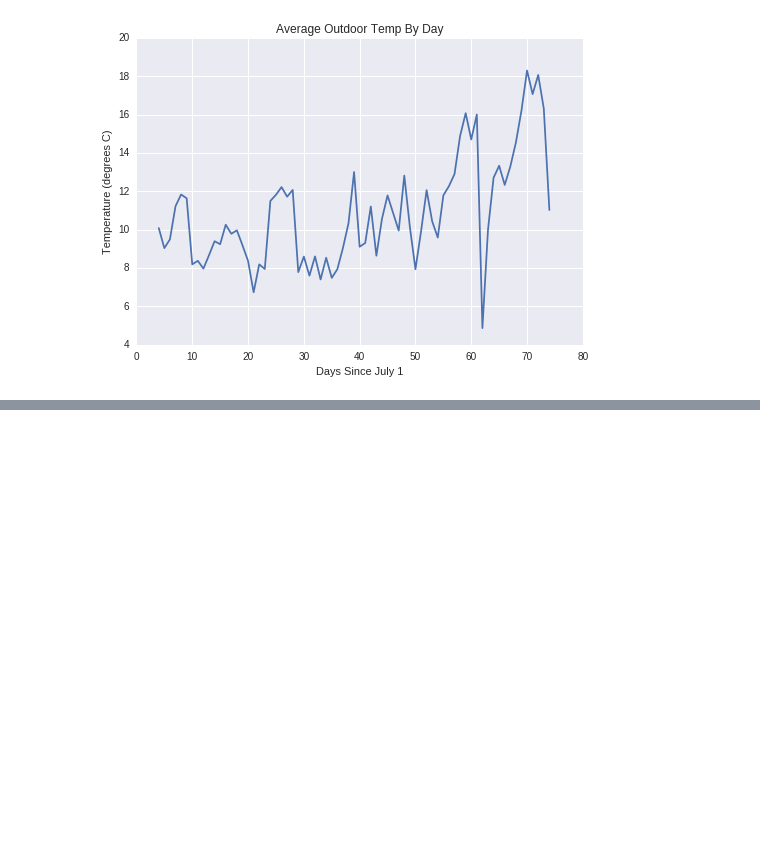
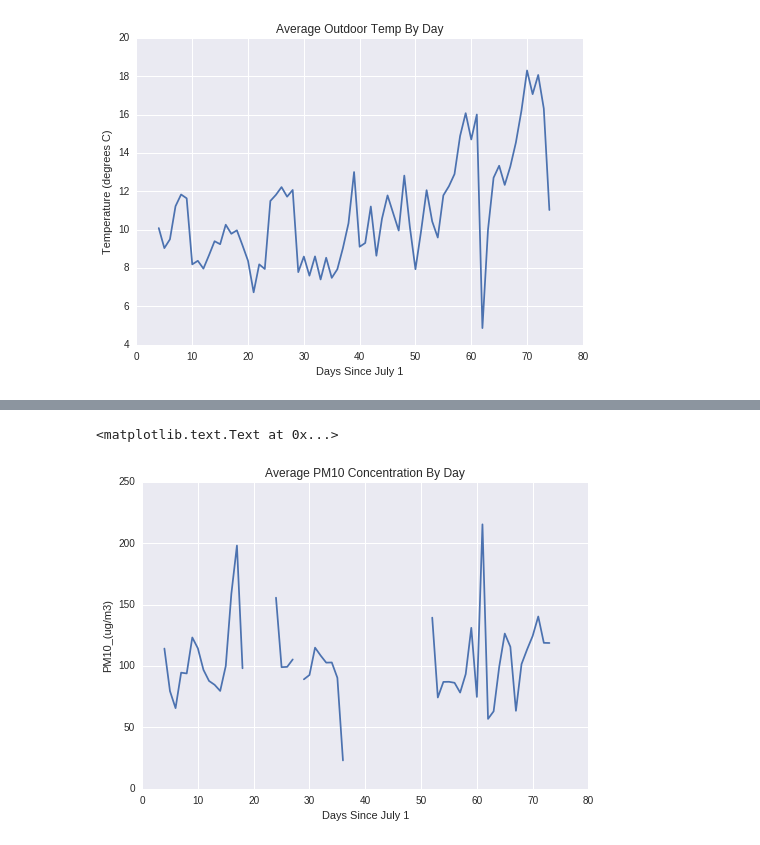
Before and after one commit to BrennaManning/DataScience2016FP, a Jupyter notebook: Beginnings.ipynb, the cells around one changed output, grey strips where cells are left out. Saved outputs shown, nothing was run; the diff lists cells and outputs as text; code cells hidden in the pictures; blank space fills up the shorter version.

```diff
--- a/Beginnings.ipynb
+++ b/Beginnings.ipynb
@@ -284,13 +284,6 @@ plt.scatter(df['DayCount'], df['Temperature_(degC)'])
 # %% [output]
 <matplotlib.collections.PathCollection at 0x...>
 [figure]
-# %%
-def compute_avg_temp(df):
-    df['DailyAverageTemp'] = df['Temperature_(degC)'].mean()
-    return df
-
-grouped = df.groupby('DayCount')
-df = grouped.apply(compute_avg_temp)
 # %%
 def compute_avg_temp(df):
     df['DailyAverageTemp'] = df['Temperature_(degC)'].mean()
@@ -317,12 +310,12 @@ plt.ylabel('Temperature (degrees C)')
 <matplotlib.text.Text at 0x...>
 [figure]
 # %%
-def compute_avg_concentration(df, pollutant, dailyavg):
-    df[dailyavg] = df[pollutant].mean()
+def compute_avg_PM10(df):
+    df['DailyAvgPM10'] = df['PM10_(ug/m3)'].mean()
     return df
-def daily_avg_conc(df, polluntant, dailyavg):
-    grouped = df.groupby('DayCount')
-    df = grouped.apply(compute_avg_concentration(polluntant, dailyavg))
 
-daily_avg_conc(df, 'Dusttraks_(mg/m3)', 'DailyAvgDusttraks')
+grouped = df.groupby('DayCount')
+df = grouped.apply(compute_avg_PM10)
+
+df.head()
 # %% [output]
@@ -329,0 +329,8 @@ TypeError: compute_avg_concentration() takes exactly 3 arguments (2 given)
+# %%
+plt.plot(df['DayCount'], df['DailyAvgPM10'])
+plt.title('Average PM10 Concentration By Day')
+plt.xlabel('Days Since July 1')
+plt.ylabel('PM10_(ug/m3)')
+# %% [output]
+<matplotlib.text.Text at 0x...>
+[figure, added]
```
Also changed, not shown: parts of 2 cells of this notebook.
